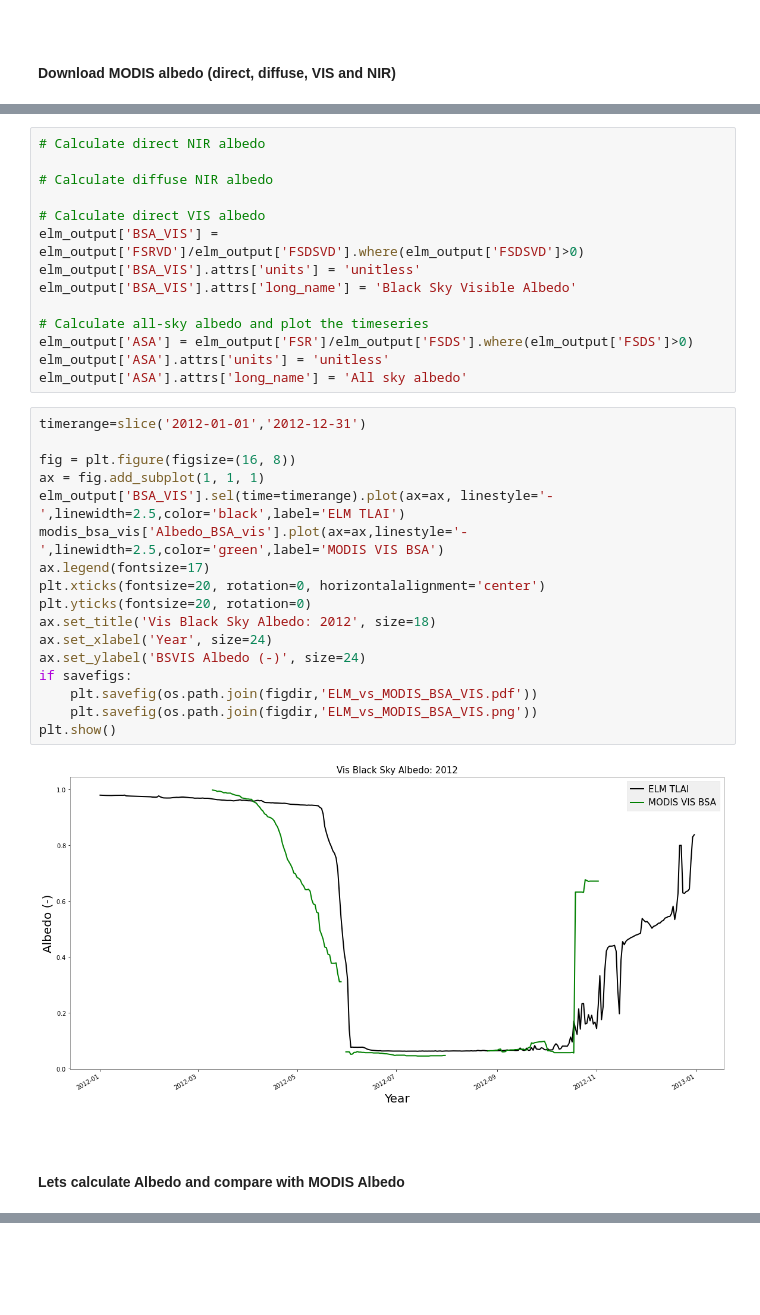
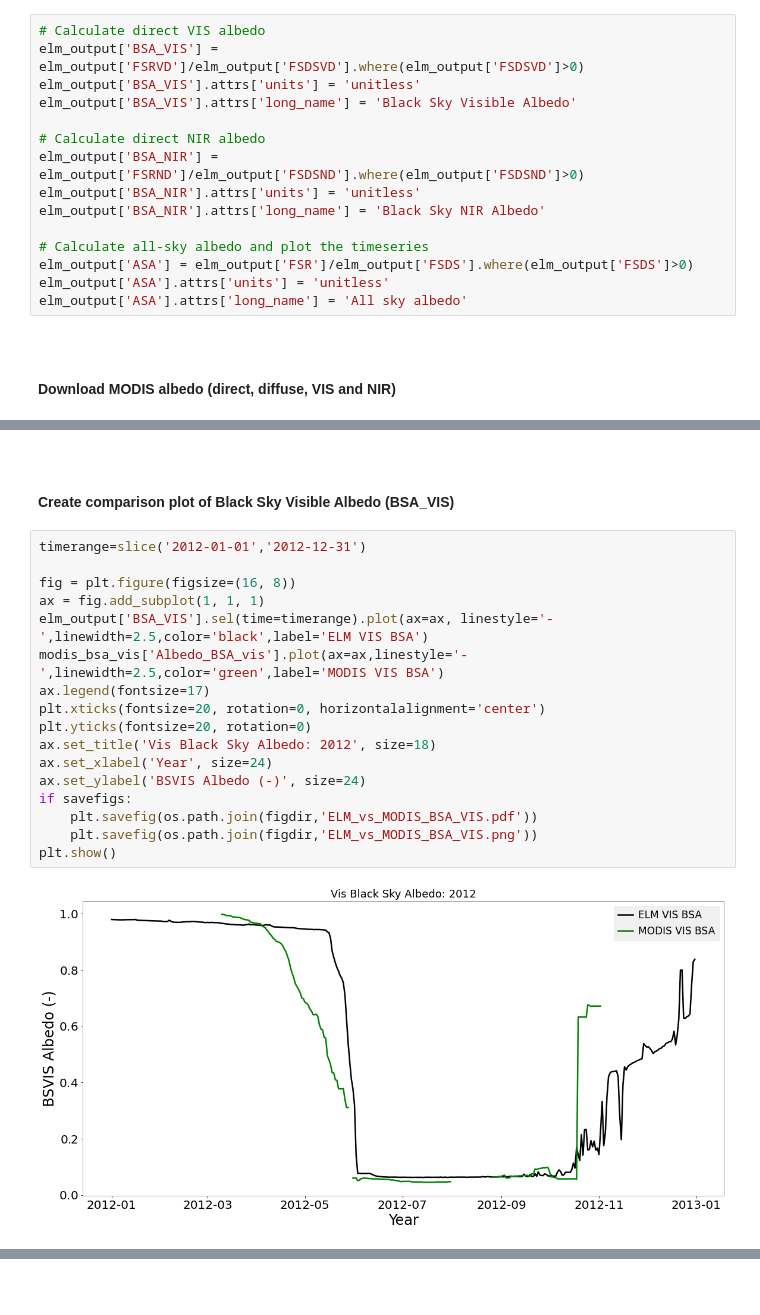
Before and after one commit to FASSt-simulation/fasst_simulation_tools, a Jupyter notebook: notebooks/ngeearctic/plot_ELM_vs_GEE_data.ipynb, the cells around one changed output, grey strips where cells are left out. Saved outputs shown, nothing was run; the diff lists cells and outputs as text.

```diff
--- a/notebooks/ngeearctic/plot_ELM_vs_GEE_data.ipynb
+++ b/notebooks/ngeearctic/plot_ELM_vs_GEE_data.ipynb
@@ -605,3 +545,18 @@ Exception: Element.propertyNames: Parameter 'element' is required.
+# %%
+# Calculate direct VIS albedo
+elm_output['BSA_VIS'] = elm_output['FSRVD']/elm_output['FSDSVD'].where(elm_output['FSDSVD']>0)
+elm_output['BSA_VIS'].attrs['units'] = 'unitless'
+elm_output['BSA_VIS'].attrs['long_name'] = 'Black Sky Visible Albedo'
+
+# Calculate direct NIR albedo
+elm_output['BSA_NIR'] = elm_output['FSRND']/elm_output['FSDSND'].where(elm_output['FSDSND']>0)
+elm_output['BSA_NIR'].attrs['units'] = 'unitless'
+elm_output['BSA_NIR'].attrs['long_name'] = 'Black Sky NIR Albedo'
+
+# Calculate all-sky albedo and plot the timeseries
+elm_output['ASA'] = elm_output['FSR']/elm_output['FSDS'].where(elm_output['FSDS']>0)
+elm_output['ASA'].attrs['units'] = 'unitless'
+elm_output['ASA'].attrs['long_name'] = 'All sky albedo'
 # %% [markdown]
 <br>
 
@@ -625,37 +584,23 @@ modis_bsa_nir = extract_time_series(latitude,longitude,start_date,end_date,produ
-# %%
-# Calculate direct NIR albedo
-
-# Calculate diffuse NIR albedo
-
-# Calculate direct VIS albedo
-elm_output['BSA_VIS'] = elm_output['FSRVD']/elm_output['FSDSVD'].where(elm_output['FSDSVD']>0)
-elm_output['BSA_VIS'].attrs['units'] = 'unitless'
-elm_output['BSA_VIS'].attrs['long_name'] = 'Black Sky Visible Albedo'
-
-# Calculate all-sky albedo and plot the timeseries
-elm_output['ASA'] = elm_output['FSR']/elm_output['FSDS'].where(elm_output['FSDS']>0)
-elm_output['ASA'].attrs['units'] = 'unitless'
-elm_output['ASA'].attrs['long_name'] = 'All sky albedo'
+# %% [markdown]
+<br>
+
+#### Create comparison plot of Black Sky Visible Albedo (BSA_VIS)
 # %%
 timerange=slice('2012-01-01','2012-12-31')
 
 fig = plt.figure(figsize=(16, 8))
 ax = fig.add_subplot(1, 1, 1)
-elm_output['BSA_VIS'].sel(time=timerange).plot(ax=ax, linestyle='-',linewidth=2.5,color='black',label='ELM TLAI')
+elm_output['BSA_VIS'].sel(time=timerange).plot(ax=ax, linestyle='-',linewidth=2.5,color='black',label='ELM VIS BSA')
 modis_bsa_vis['Albedo_BSA_vis'].plot(ax=ax,linestyle='-',linewidth=2.5,color='green',label='MODIS VIS BSA')
 ax.legend(fontsize=17)
 plt.xticks(fontsize=20, rotation=0, horizontalalignment='center')
 plt.yticks(fontsize=20, rotation=0)
 ax.set_title('Vis Black Sky Albedo: 2012', size=18)
 ax.set_xlabel('Year', size=24)
 ax.set_ylabel('BSVIS Albedo (-)', size=24)
 if savefigs:
     plt.savefig(os.path.join(figdir,'ELM_vs_MODIS_BSA_VIS.pdf'))
     plt.savefig(os.path.join(figdir,'ELM_vs_MODIS_BSA_VIS.png'))
 plt.show()
 # %% [output]
-[figure, old version]
+[figure, new version]
-# %% [markdown]
-<br>
-
-#### Lets calculate Albedo and compare with MODIS Albedo
```
Also changed, not shown: parts of 44 cells of this notebook, 2 other files.
